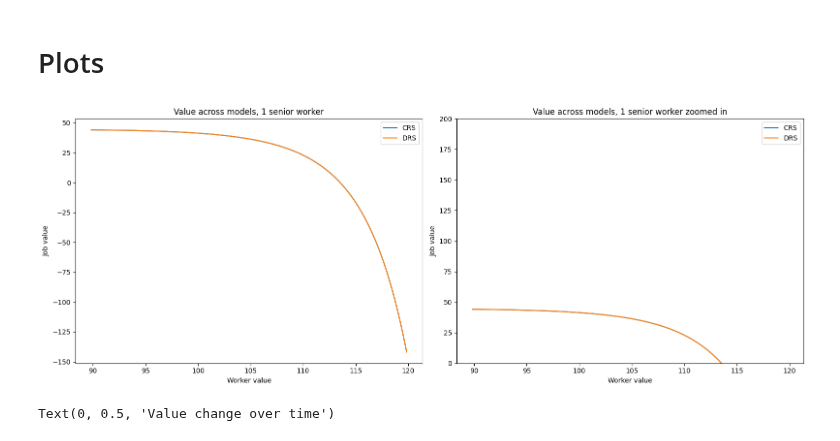
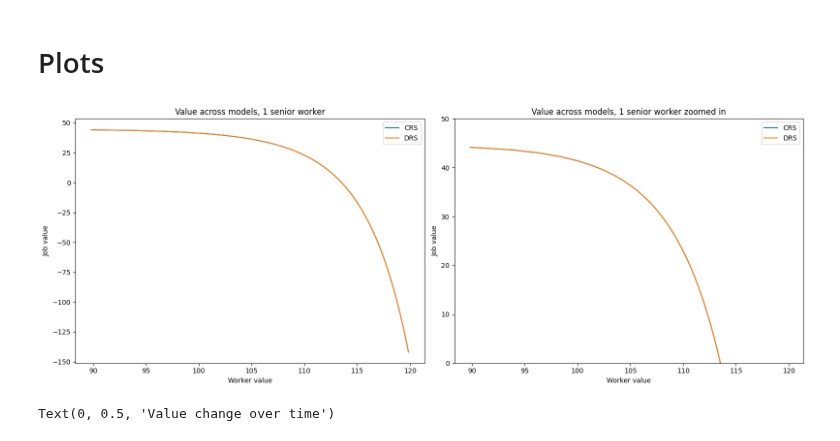
Before and after one commit to zalandru/Dynamic-Contracting-Multi-worker-Firm, a Jupyter notebook: Multiworker_wage_2steps/Initiating MWF.ipynb, the cells around one changed output. Cells and saved outputs as stored; diff of their text form; code cells hidden in the pictures.

```diff
--- a/Multiworker_wage_2steps/Initiating MWF.ipynb
+++ b/Multiworker_wage_2steps/Initiating MWF.ipynb
@@ -169,35 +153,35 @@ plt.title('Value across models, 1 senior worker zoomed in')
 plt.xlabel('Worker value')
 plt.ylabel('Job value')
 
-plt.ylim([0, 200])
+plt.ylim([0, 50])
 
 plt.legend()
 
 
 # Adjust layout to prevent overlap
 plt.tight_layout()
 
 # Add legend
 plt.legend()
 
 # Save the plot to a file in the specified directory
 save=0
 if save==1:
     plt.savefig(os.path.join(output_dir,'Value CRS vs DRS.png'), bbox_inches='tight')  # Save as PNG
 
 
 # Optionally set x and y limits
 #plt.xlim([-10, 40])
 #plt.ylim([0, 200])
 # Save the plot to a file
 save=0
 if save==1:
     plt.savefig(os.path.join(output_dir,'Value CRS vs DRS zoom.png'), bbox_inches='tight')  # Save as PNG
 
 # Show the plot (optional)
 plt.show()
 # %% [output]
-[figure, old version]
+[figure, new version]
 # %%
 plt.figure(figsize=(8, 6))  # Width=16 inches, Height=12 inches
 
```
Also changed, not shown: parts of 4 cells of this notebook, 1 other file.
